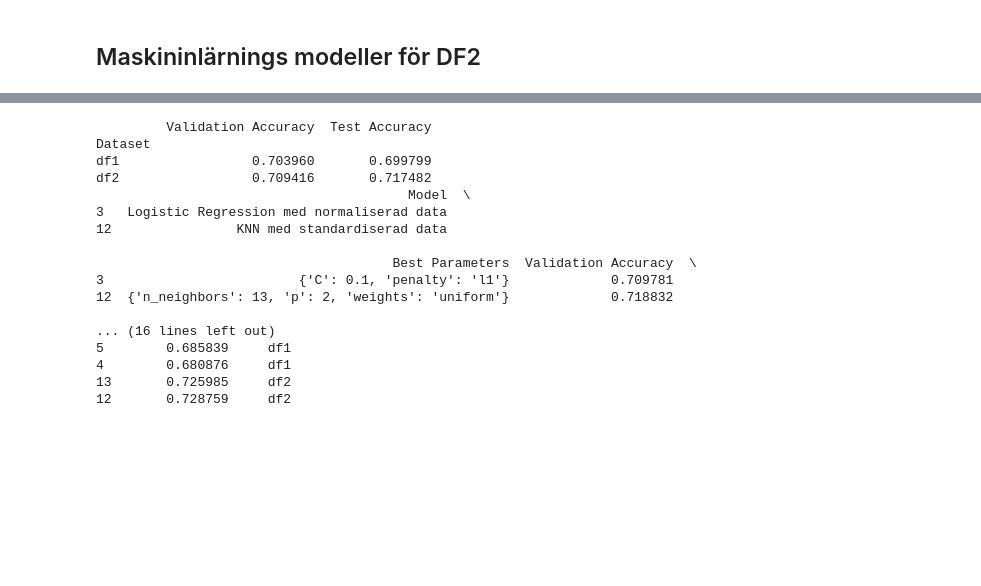
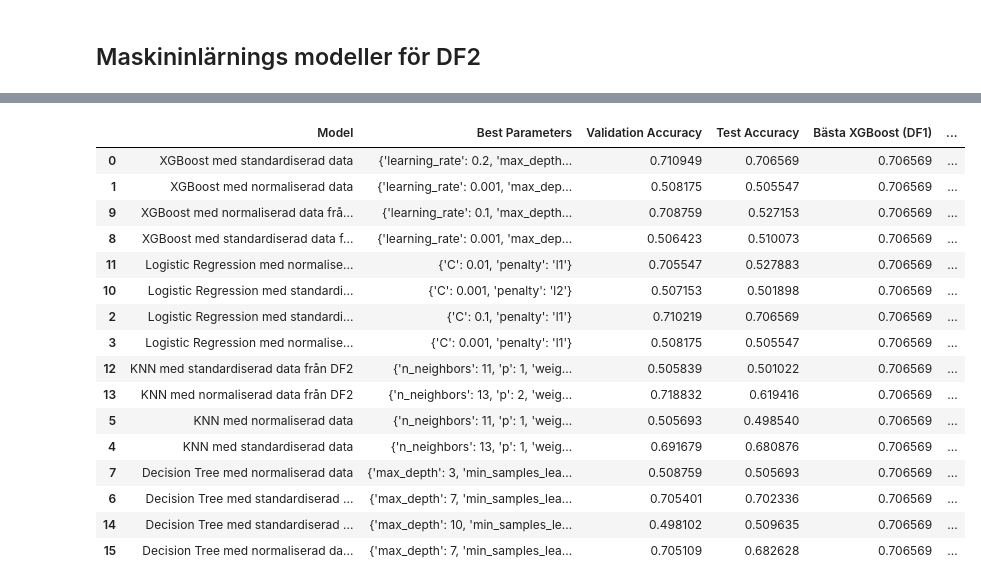
Before and after one commit to n00rp/Machine-Learning, a Jupyter notebook: Övningsuppgifter/Labb/labb01_Cardiovascular_Disease.ipynb, the cells around one changed output, grey strips where cells are left out. Saved outputs shown, nothing was run; the diff lists cells and outputs as text; code cells hidden in the pictures; blank space fills up the shorter version.

```diff
--- a/Övningsuppgifter/Labb/labb01_Cardiovascular_Disease.ipynb
+++ b/Övningsuppgifter/Labb/labb01_Cardiovascular_Disease.ipynb
@@ -1034,33 +1029,52 @@ results_df.head(25)
-# %%
-# Gruppera efter dataset och beräkna medelvärden
-comparison_df = results_df.groupby('Dataset')[['Validation Accuracy', 'Test Accuracy']].mean()
-print(comparison_df)
-
-# Hitta den bästa modellen baserat på testnoggrannhet per dataset
-best_models = results_df.loc[results_df.groupby('Dataset')['Test Accuracy'].idxmax()]
-print(best_models)
-
-# Jämför XGBoost mellan df1 och df2
-xgb_comparison = results_df[results_df['Model'].str.contains('KNN')]
-print(xgb_comparison)
-# %% [output]
-         Validation Accuracy  Test Accuracy
-Dataset
-df1                 0.703960       0.699799
-df2                 0.709416       0.717482
-                                        Model  \
-3   Logistic Regression med normaliserad data
-12                KNN med standardiserad data
-
-                                      Best Parameters  Validation Accuracy  \
-3                         {'C': 0.1, 'penalty': 'l1'}             0.709781
-12  {'n_neighbors': 13, 'p': 2, 'weights': 'uniform'}             0.718832
-
-... (16 lines left out)
-5        0.685839     df1
-4        0.680876     df1
-13       0.725985     df2
-12       0.728759     df2
+# %%
+  # Läs in CSV-filen
+file_path = r"C:\Programering\It högskolan\Maskininlärning\Machine-Leraning\Övningsuppgifter\Labb\evaluation_scores.csv"
+evalv_score = pd.read_csv(file_path)
+    # Skapa en ny kolumn för de bästa värdena från varje modell och DataFrame
+   # Skapa en ny kolumn för de bästa värdena från varje modell och DataFrame
+evalv_score['Bästa XGBoost (DF1)'] = evalv_score[evalv_score['Model'].str.contains('XGBoost') & ~evalv_score['Model'].str.contains('DF2', na=False)]['Test Accuracy'].max()
+evalv_score['Bästa XGBoost (DF2)'] = evalv_score[evalv_score['Model'].str.contains('XGBoost') & evalv_score['Model'].str.contains('DF2', na=False)]['Test Accuracy'].max()
+evalv_score['Bästa Logistic Regression (DF1)'] = evalv_score[evalv_score['Model'].str.contains('Logistic Regression') & ~evalv_score['Model'].str.contains('DF2', na=False)]['Test Accuracy'].max()
+evalv_score['Bästa Logistic Regression (DF2)'] = evalv_score[evalv_score['Model'].str.contains('Logistic Regression') & evalv_score['Model'].str.contains('DF2', na=False)]['Test Accuracy'].max()
+evalv_score['Bästa KNN (DF1)'] = evalv_score[evalv_score['Model'].str.contains('KNN') & ~evalv_score['Model'].str.contains('DF2', na=False)]['Test Accuracy'].max()
+evalv_score['Bästa KNN (DF2)'] = evalv_score[evalv_score['Model'].str.contains('KNN') & evalv_score['Model'].str.contains('DF2', na=False)]['Test Accuracy'].max()
+evalv_score['Bästa Decision Tree (DF1)'] = evalv_score[evalv_score['Model'].str.contains('Decision Tree') & ~evalv_score['Model'].str.contains('DF2', na=False)]['Test Accuracy'].max()
+evalv_score['Bästa Decision Tree (DF2)'] = evalv_score[evalv_score['Model'].str.contains('Decision Tree') & evalv_score['Model'].str.contains('DF2', na=False)]['Test Accuracy'].max()
+
+# Sortera DataFrame efter modellnamn
+evalv_score_sorted = evalv_score.sort_values(by='Model')
+# %%
+# Definiera en anpassad sorteringsordning
+custom_order = ['XGBoost', 'Logistic Regression', 'KNN', 'Decision Tree']
+
+# Skapa en sorteringsnyckel baserat på den anpassade ordningen
+evalv_score['Model_order'] = evalv_score['Model'].apply(lambda x: next((i for i, model in enumerate(custom_order) if model in x), len(custom_order)))
+
+# Sortera DataFrame efter den anpassade ordningen
+evalv_score_sorted = evalv_score.sort_values(by='Model_order').drop(columns=['Model_order'])
+
+
+
+# Visa den sorterade DataFrame:n
+evalv_score_sorted.head(20)
+# %% [output]
+|  | Model | Best Parameters | Validation Accuracy | Test Accuracy | Bästa XGBoost (DF1) | ... |
+| 0 | XGBoost med standardiserad data | {'learning_rate': 0.2, 'max_depth... | 0.710949 | 0.706569 | 0.706569 | ... |
+| 1 | XGBoost med normaliserad data | {'learning_rate': 0.001, 'max_dep... | 0.508175 | 0.505547 | 0.706569 | ... |
+| 9 | XGBoost med normaliserad data frå... | {'learning_rate': 0.1, 'max_depth... | 0.708759 | 0.527153 | 0.706569 | ... |
+| 8 | XGBoost med standardiserad data f... | {'learning_rate': 0.001, 'max_dep... | 0.506423 | 0.510073 | 0.706569 | ... |
+| 11 | Logistic Regression med normalise... | {'C': 0.01, 'penalty': 'l1'} | 0.705547 | 0.527883 | 0.706569 | ... |
+| 10 | Logistic Regression med standardi... | {'C': 0.001, 'penalty': 'l2'} | 0.507153 | 0.501898 | 0.706569 | ... |
+| 2 | Logistic Regression med standardi... | {'C': 0.1, 'penalty': 'l1'} | 0.710219 | 0.706569 | 0.706569 | ... |
+| 3 | Logistic Regression med normalise... | {'C': 0.001, 'penalty': 'l1'} | 0.508175 | 0.505547 | 0.706569 | ... |
+| 12 | KNN med standardiserad data från DF2 | {'n_neighbors': 11, 'p': 1, 'weig... | 0.505839 | 0.501022 | 0.706569 | ... |
+| 13 | KNN med normaliserad data från DF2 | {'n_neighbors': 13, 'p': 2, 'weig... | 0.718832 | 0.619416 | 0.706569 | ... |
+| 5 | KNN med normaliserad data | {'n_neighbors': 11, 'p': 1, 'weig... | 0.505693 | 0.498540 | 0.706569 | ... |
+| 4 | KNN med standardiserad data | {'n_neighbors': 13, 'p': 1, 'weig... | 0.691679 | 0.680876 | 0.706569 | ... |
+| 7 | Decision Tree med normaliserad data | {'max_depth': 3, 'min_samples_lea... | 0.508759 | 0.505693 | 0.706569 | ... |
+| 6 | Decision Tree med standardiserad ... | {'max_depth': 7, 'min_samples_lea... | 0.705401 | 0.702336 | 0.706569 | ... |
+| 14 | Decision Tree med standardiserad ... | {'max_depth': 10, 'min_samples_le... | 0.498102 | 0.509635 | 0.706569 | ... |
+| 15 | Decision Tree med normaliserad da... | {'max_depth': 7, 'min_samples_lea... | 0.705109 | 0.682628 | 0.706569 | ... |
 # %%
 import matplotlib.pyplot as plt
 import seaborn as sns
```
Also changed, not shown: parts of 8 cells of this notebook, 3 other files.
